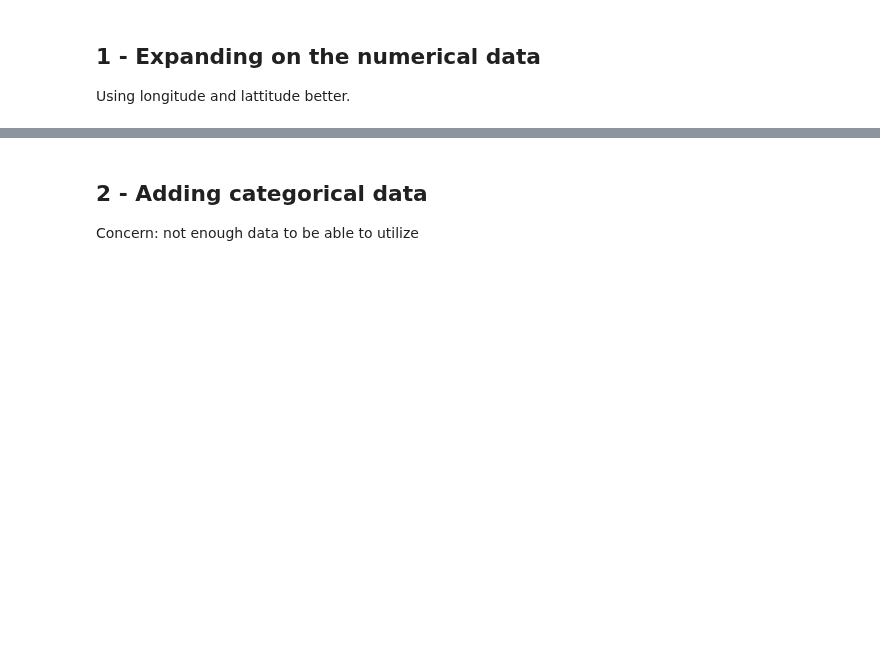
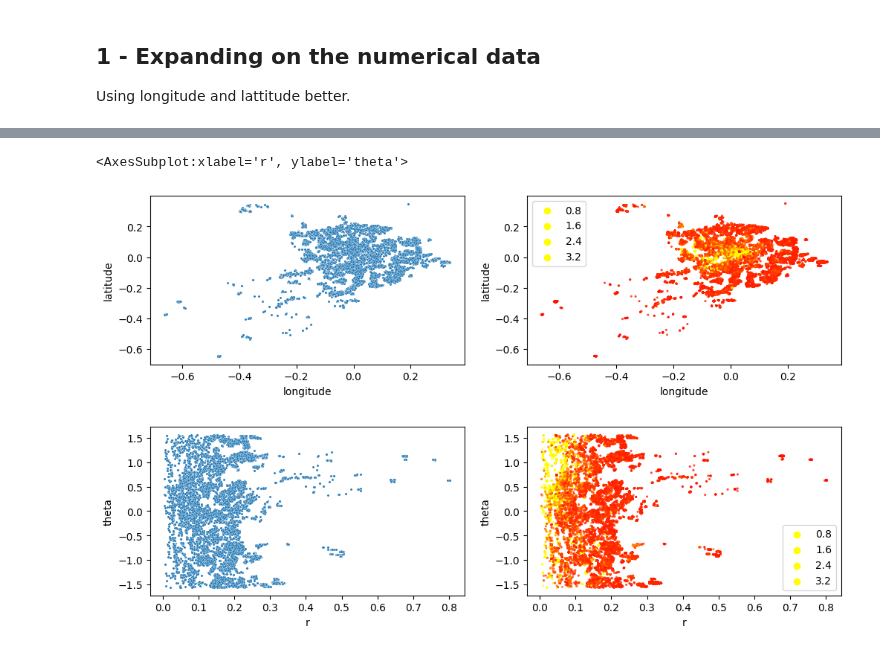
Before and after one commit to henrfj/TDT4173-ML, a Jupyter notebook: henrik-testsite/next_level_testing.ipynb, the cells around one changed output, grey strips where cells are left out. Cells and saved outputs as stored; diff of their text form; code cells hidden in the pictures; blank space fills up the shorter version.

Commit message:
polar coordinates

```diff
--- a/henrik-testsite/next_level_testing.ipynb
+++ b/henrik-testsite/next_level_testing.ipynb
@@ -129,8 +146,11 @@ plt.show()
 # %%
-# All numerical features
+# "All" numerical features
 numerical_features = ["area_total", "area_kitchen", "area_living", "floor", "rooms", "ceiling", "bathrooms_shared", "bathrooms_private", "balconies", "latitude", "longitude", "constructed"]
+outliers_value = 7
 
-# Training
+# Outlayer removal
+no_outlayers = train[(np.abs(stats.zscore(train[["area_total", "price"]])) < outliers_value).all(axis=1)]
+
 # Labels and targets
 labels1 = no_outlayers[numerical_features]
 labels1 = labels1.fillna(labels1.mean())
@@ -150,3 +165,0 @@ labels1_normed_r['r'] =  np.sqrt(labels1_normed_r['latitude']**2 + labels1_norme
-# %% [markdown]
-## 2 - Adding categorical data
-Concern: not enough data to be able to utilize
@@ -175,0 +166,35 @@ cat_features = ["seller", "layout", "condition", "district", "material", "parkin
+# %%
+# Make a copy
+labels1_normed_r = normalized_labels1.copy()
+test1_normed_r = normalized_test1.copy()
+
+# Move origo to centre
+labels1_normed_r['latitude'] = labels1_normed_r['latitude'] -  labels1_normed_r['latitude'].mean()
+labels1_normed_r['longitude'] = labels1_normed_r['longitude'] -  labels1_normed_r['longitude'].mean()
+test1_normed_r['latitude'] = test1_normed_r['latitude'] -  test1_normed_r['latitude'].mean()
+test1_normed_r['longitude'] = test1_normed_r['longitude'] -  test1_normed_r['longitude'].mean()
+
+# Convert to polar coordinates
+labels1_normed_r['r'] =  np.sqrt(labels1_normed_r['latitude']**2 + labels1_normed_r['longitude']**2)
+labels1_normed_r['theta'] = np.arctan(labels1_normed_r['longitude']/labels1_normed_r['latitude'])
+test1_normed_r['r'] =  np.sqrt(test1_normed_r['latitude']**2 + test1_normed_r['longitude']**2)
+test1_normed_r['theta'] = np.arctan(test1_normed_r['longitude']/test1_normed_r['latitude'])
+# %%
+# Cartesian plot
+fig, (ax1, ax2) = plt.subplots(figsize=(12, 3), ncols=2, dpi=100)
+lo, hi = targets1.quantile([0.0, 0.9])
+hue_norm = plt.Normalize(lo, hi)
+hue = targets1.tolist()
+
+sns.scatterplot(x='longitude', y='latitude', ax=ax1, alpha=1, s=5, data=labels1_normed_r[['latitude', 'longitude']])
+sns.scatterplot(x='longitude', y='latitude', ax=ax2, hue=hue, alpha=0.75, s=5, palette="autumn", linewidth=0, hue_norm=hue_norm, data=labels1_normed_r[['latitude', 'longitude']])
+
+# Polar plot
+fig, (ax3, ax4) = plt.subplots(figsize=(12, 3), ncols=2, dpi=100)
+
+sns.scatterplot(x='r', y='theta', ax=ax3, alpha=1, s=5, data=labels1_normed_r[['r', 'theta']])
+sns.scatterplot(x='r', y='theta', ax=ax4, hue=hue, alpha=0.75, s=5, palette="autumn", linewidth=0, hue_norm=hue_norm, data=labels1_normed_r[['r', 'theta']])
+# %% [output]
+<AxesSubplot:xlabel='r', ylabel='theta'>
+[figure, added]
+[figure, added]
```
Also changed, not shown: parts of 36 cells of this notebook, 15 other files.
